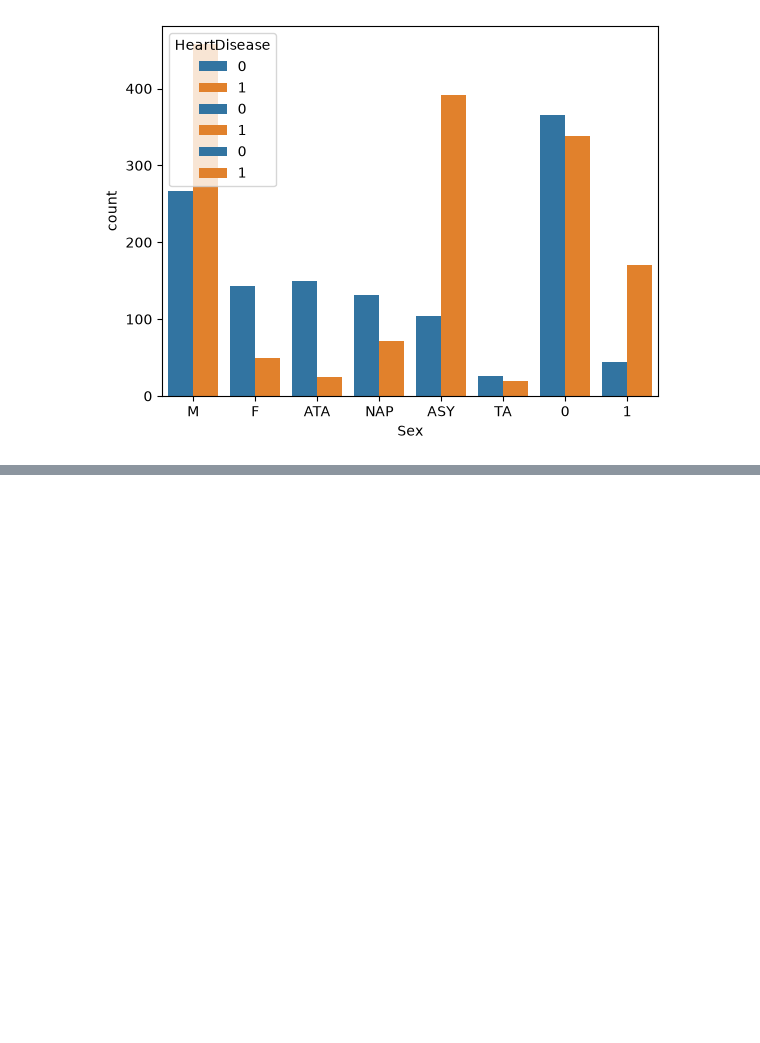
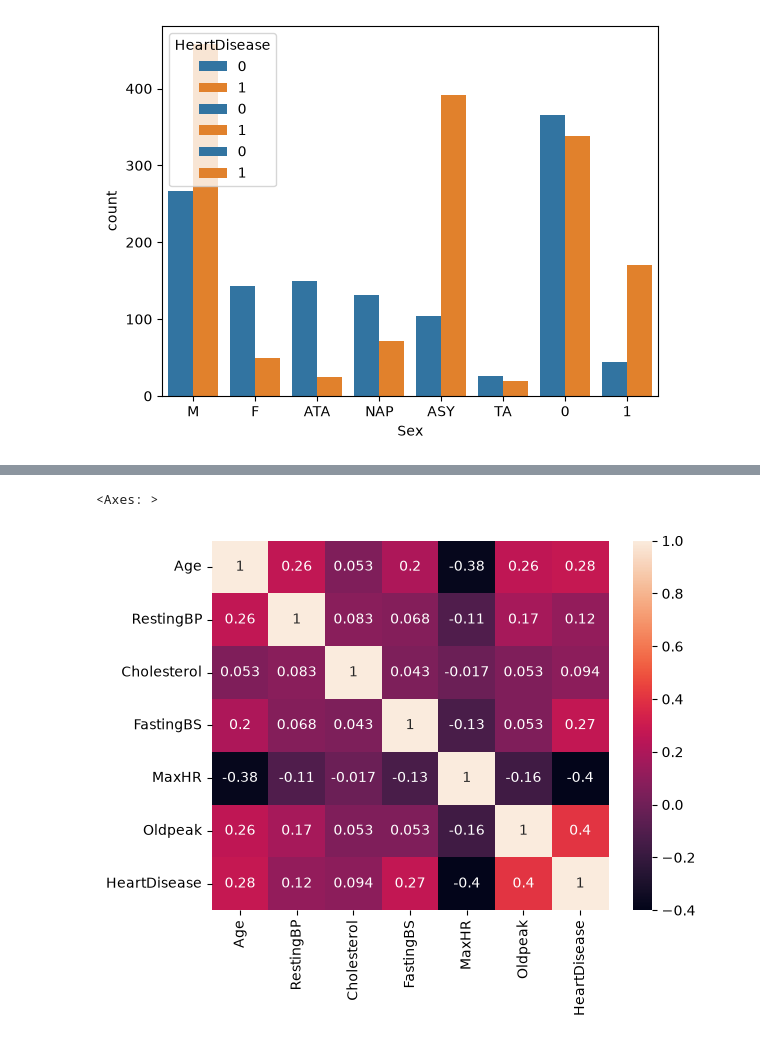
Before and after one commit to RexyA05/Machine-Learning-Journey, a Jupyter notebook: Foundation_ML/Heart.ipynb, the cells around one changed output, grey strips where cells are left out. Cells and saved outputs as stored; diff of their text form; code cells hidden in the pictures; blank space fills up the shorter version.

```diff
--- a/Foundation_ML/Heart.ipynb
+++ b/Foundation_ML/Heart.ipynb
@@ -140,0 +151,5 @@ sns.countplot(x=df['FastingBS'],hue=df['HeartDisease'])
+# %%
+sns.heatmap(df.corr(numeric_only=True),annot=True)
+# %% [output]
+<Axes: >
+[figure, added]
```
Also changed, not shown: parts of 4 cells of this notebook.
